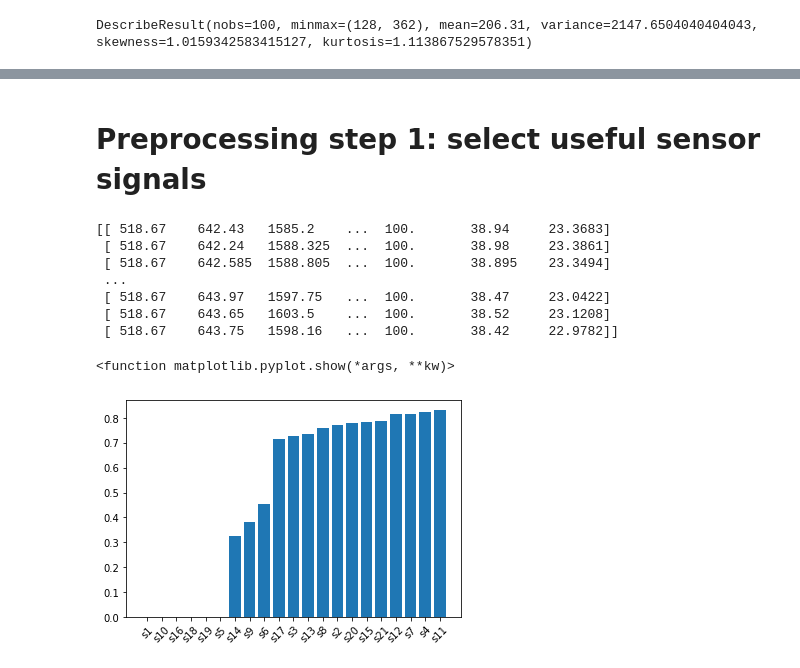
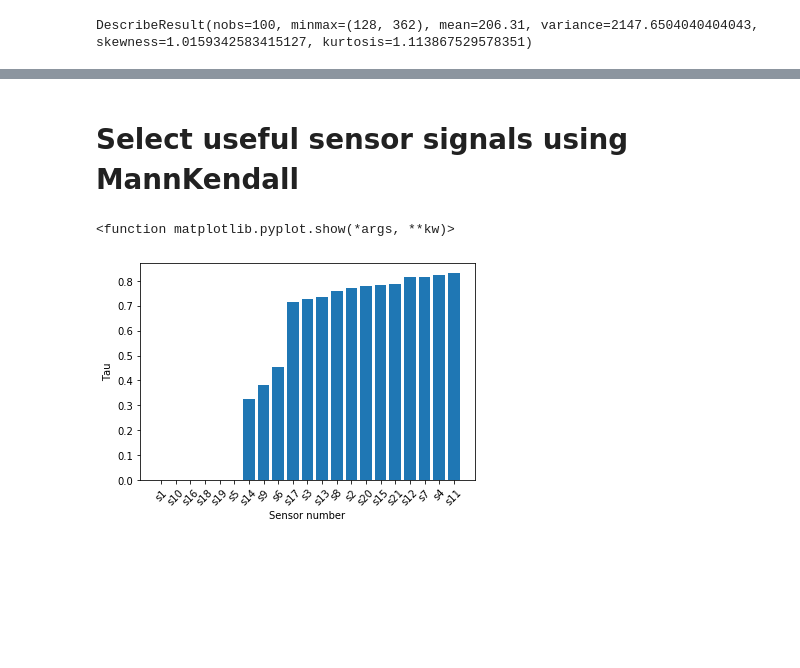
Before and after one commit to cchanzl/survival-analysis-nasa, a Jupyter notebook: nasa_eda.ipynb, the cells around one changed output, grey strips where cells are left out. Cells and saved outputs as stored; diff of their text form; code cells hidden in the pictures; blank space fills up the shorter version.

```diff
--- a/nasa_eda.ipynb
+++ b/nasa_eda.ipynb
@@ -3,12 +3,13 @@ import pandas as pd
 import matplotlib.pyplot as plt
 import numpy as np
 from scipy import stats
+from sklearn.preprocessing import MinMaxScaler
 
 header = ["unit num", "cycle", "op1", "op2", "op3"]
-for i in range(0, 26):
+for i in range(0, 21):
     name = "sens"
     name = name + str(i+1)
     header.append(name)
 
 df_RUL_001 = pd.read_csv('Dataset\RUL_FD001.txt', delimiter = " ")
-df_train_001 = pd.read_csv('Dataset\\train_FD001.txt', delimiter = " ", names=header)
+df_train_001 = pd.read_csv('Dataset\\train_FD001.txt', sep='\s+', header=None, names=header)
@@ -96,6 +73,0 @@ DescribeResult(nobs=100, minmax=(128, 362), mean=206.31, variance=2147.650404040
-# %%
-sensor = 'sens2'
-for i in range(1, 101):
-    df_engine = df_train_001[df_train_001['unit num'] == i]
-    plt.plot(df_engine['cycle'], df_engine[sensor])
-plt.show()
@@ -103,0 +74,15 @@ plt.show()
+# %%
+sensor = 'sens2'
+sensor_list = header[5:]
+fig, axs = plt.subplots(int(len(sensor_list)/3), 3)  # row, col
+i = -1
+for ax in axs.flatten():
+    i += 1
+    ax.set_title('Sensor ' + str(sensor_list[i])[4:])
+    for engine in range(1, 101):
+        df_engine = df_train_001[df_train_001['unit num'] == engine]
+        ax.plot(df_engine['cycle'], df_engine[sensor_list[i]], linewidth=0.75)
+plt.xlabel("Cycle Number")
+plt.ylabel("Sensor Readings")
+fig.set_size_inches(20, 30)  # width x height
+plt.show()
@@ -104,5 +91,5 @@ plt.show()
 # %% [markdown]
-# Preprocessing step 1: select useful sensor signals
+# Select useful sensor signals using MannKendall
 # %%
 # extract mean trend
 no_columns = 21
@@ -112,23 +99,16 @@ for col in range(0, no_columns):
     sensor = 'sens'
     sensor = sensor + str(col+1)
     for row in range(0, max(avg_cycle)):
-        df_train_sens = df_train_001[['cycle', sensor]]
         df_train_sens = df_train_001[df_train_001['cycle'] == row+1]
+
+        # find max and min value of a sensor for each cycle
         max_value = df_train_sens.loc[df_train_sens[sensor].idxmax()]
         min_value = df_train_sens.loc[df_train_sens[sensor].idxmin()]
+
+        # store max and min value
         up_sensor_values[row, col] = max_value[sensor]
         lo_sensor_values[row, col] = min_value[sensor]
+mean_trend = (up_sensor_values + lo_sensor_values)/2
-# %%
-mean_trend = (up_sensor_values + lo_sensor_values)/2
-print(mean_trend)
-# %% [output]
-[[ 518.67    642.43   1585.2    ...  100.       38.94     23.3683]
- [ 518.67    642.24   1588.325  ...  100.       38.98     23.3861]
- [ 518.67    642.585  1588.805  ...  100.       38.895    23.3494]
- ...
- [ 518.67    643.97   1597.75   ...  100.       38.47     23.0422]
- [ 518.67    643.65   1603.5    ...  100.       38.52     23.1208]
- [ 518.67    643.75   1598.16   ...  100.       38.42     22.9782]]
 # %%
 # not used as it doesnt work!
 def monotonicity(sensor_number, mean_trend):
@@ -154,20 +134,24 @@ def MannKendall(sensor_number, mean_trend):
 # %%
 mono = []
 
+# make x label for graphing
 sensor_header = []
 for i in range(0, 21):
     name = "s"
     name = name + str(i+1)
     sensor_header.append(name)
 
+# retrieve y axis reading
 for i in range(1, no_columns+1):
     mono.append(abs(MannKendall(i, mean_trend)))
 
 y,x = zip(*sorted(zip(mono,sensor_header)))
 plt.bar(x, y)
+plt.xlabel("Sensor number")
+plt.ylabel("Tau")
 plt.xticks(rotation=45)
 plt.show
 # Based on MannKendall, sensor 2, 3, 4, 7, 8, 11, 12, 13, 15, 17, 20 and 21 are selected
 # %% [output]
 <function matplotlib.pyplot.show(*args, **kw)>
-[figure, old version]
+[figure, new version]
```
Also changed, not shown: parts of 8 cells of this notebook.
